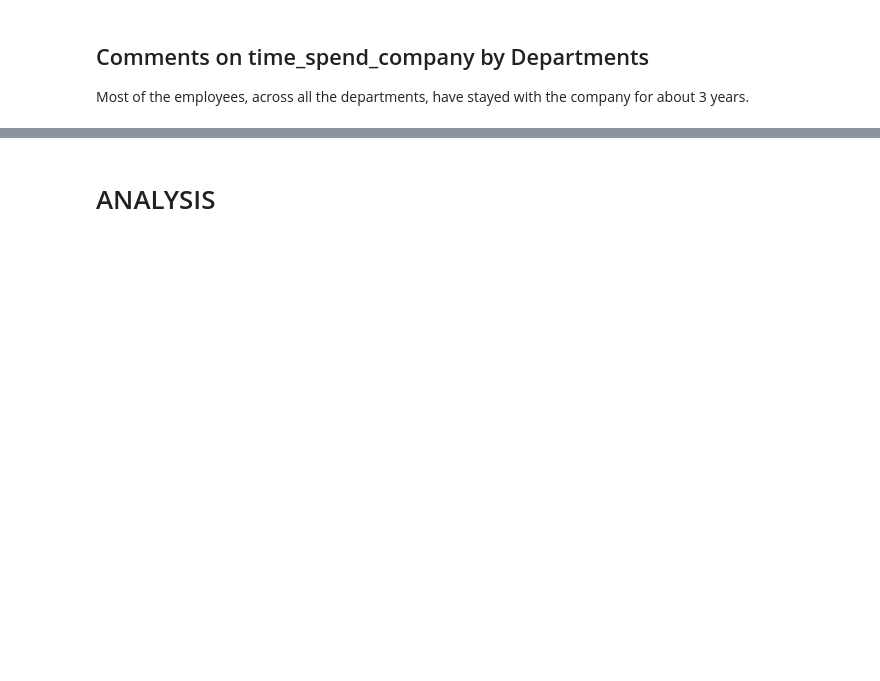
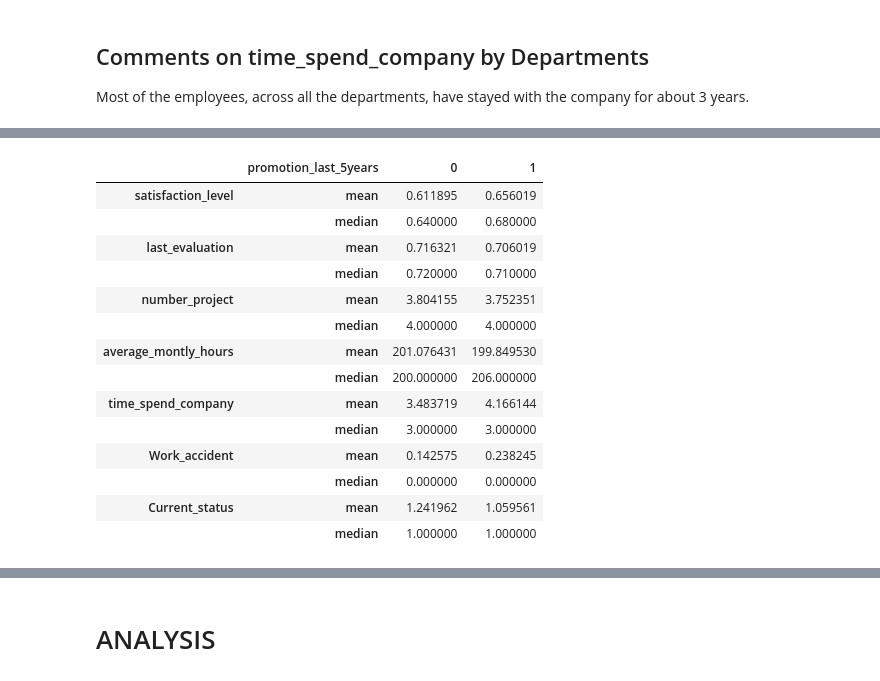
Before and after one commit to shanCH3n/Project1-DAbootcamp-Grp2, a Jupyter notebook: 01_Data/HRcomma_clean.ipynb, the cells around one changed output, grey strips where cells are left out. Cells and saved outputs as stored; diff of their text form; code cells hidden in the pictures; blank space fills up the shorter version.

Commit message:
Added Groupby promotion_last_5years

```diff
--- a/01_Data/HRcomma_clean.ipynb
+++ b/01_Data/HRcomma_clean.ipynb
@@ -240,0 +250,5 @@ Most of the employees, across all the departments, have stayed with the company
+# %%
+# Descriptive Statistics by employees who did/did not receiver a promotion in the last 5 years.
+
+HR_byPromolst5yrs = df_HR.groupby('promotion_last_5years').aggregate([np.mean, np.median])
+HR_byPromolst5yrs
@@ -240,0 +261,21 @@ Most of the employees, across all the departments, have stayed with the company
+# %%
+# HR_byPromolst5yrs.rename(columns={0:'Not promoted in last 5 years',
+#                                   1:'Promoted in the last 5 years'}, inplace = True)
+
+HR_byPromolst5yrs.transpose()
+# %% [output]
+|  | promotion_last_5years | 0 | 1 |
+| satisfaction_level | mean | 0.611895 | 0.656019 |
+|  | median | 0.640000 | 0.680000 |
+| last_evaluation | mean | 0.716321 | 0.706019 |
+|  | median | 0.720000 | 0.710000 |
+| number_project | mean | 3.804155 | 3.752351 |
+|  | median | 4.000000 | 4.000000 |
+| average_montly_hours | mean | 201.076431 | 199.849530 |
+|  | median | 200.000000 | 206.000000 |
+| time_spend_company | mean | 3.483719 | 4.166144 |
+|  | median | 3.000000 | 3.000000 |
+| Work_accident | mean | 0.142575 | 0.238245 |
+|  | median | 0.000000 | 0.000000 |
+| Current_status | mean | 1.241962 | 1.059561 |
+|  | median | 1.000000 | 1.000000 |
```
Also changed, not shown: parts of 16 cells of this notebook.
